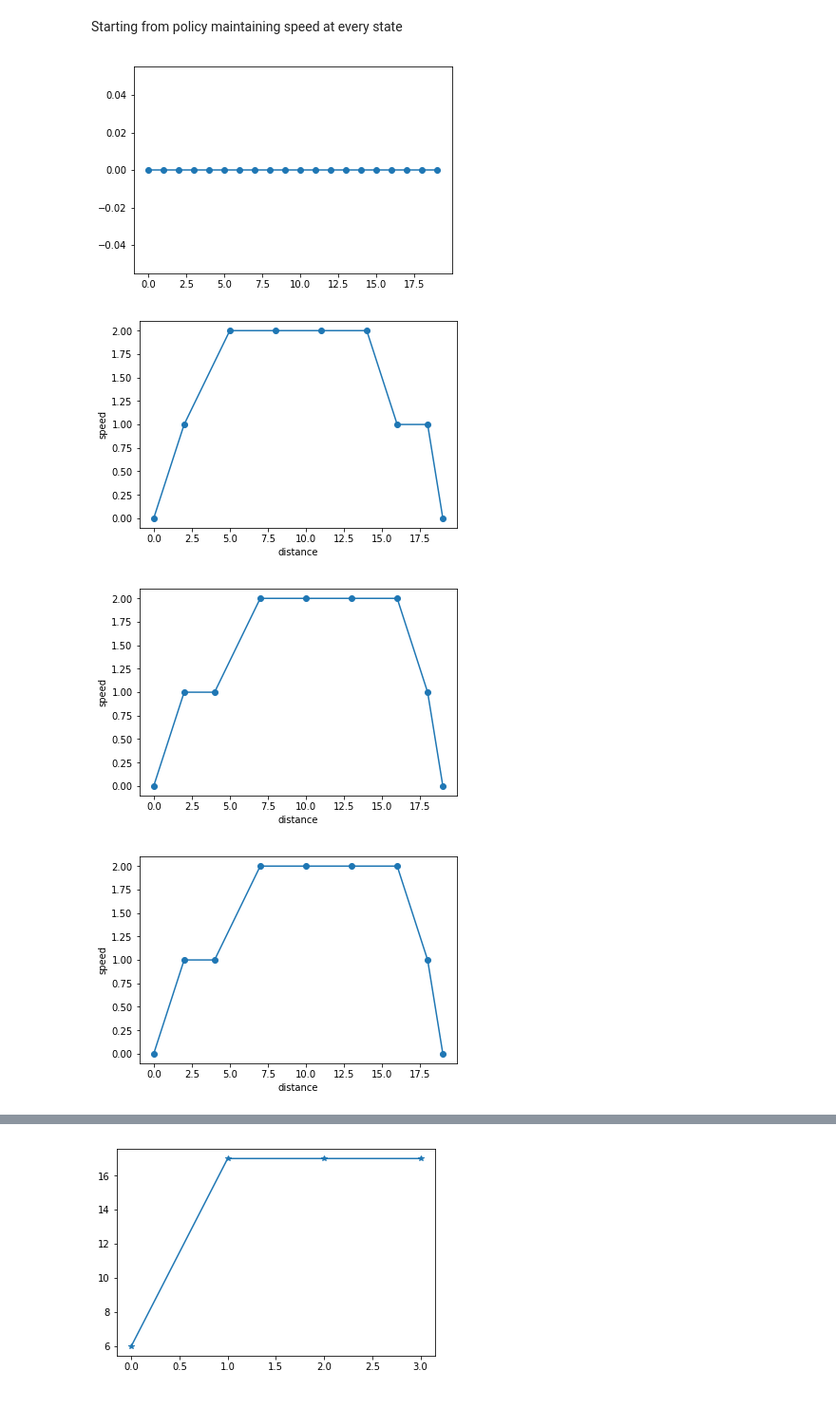
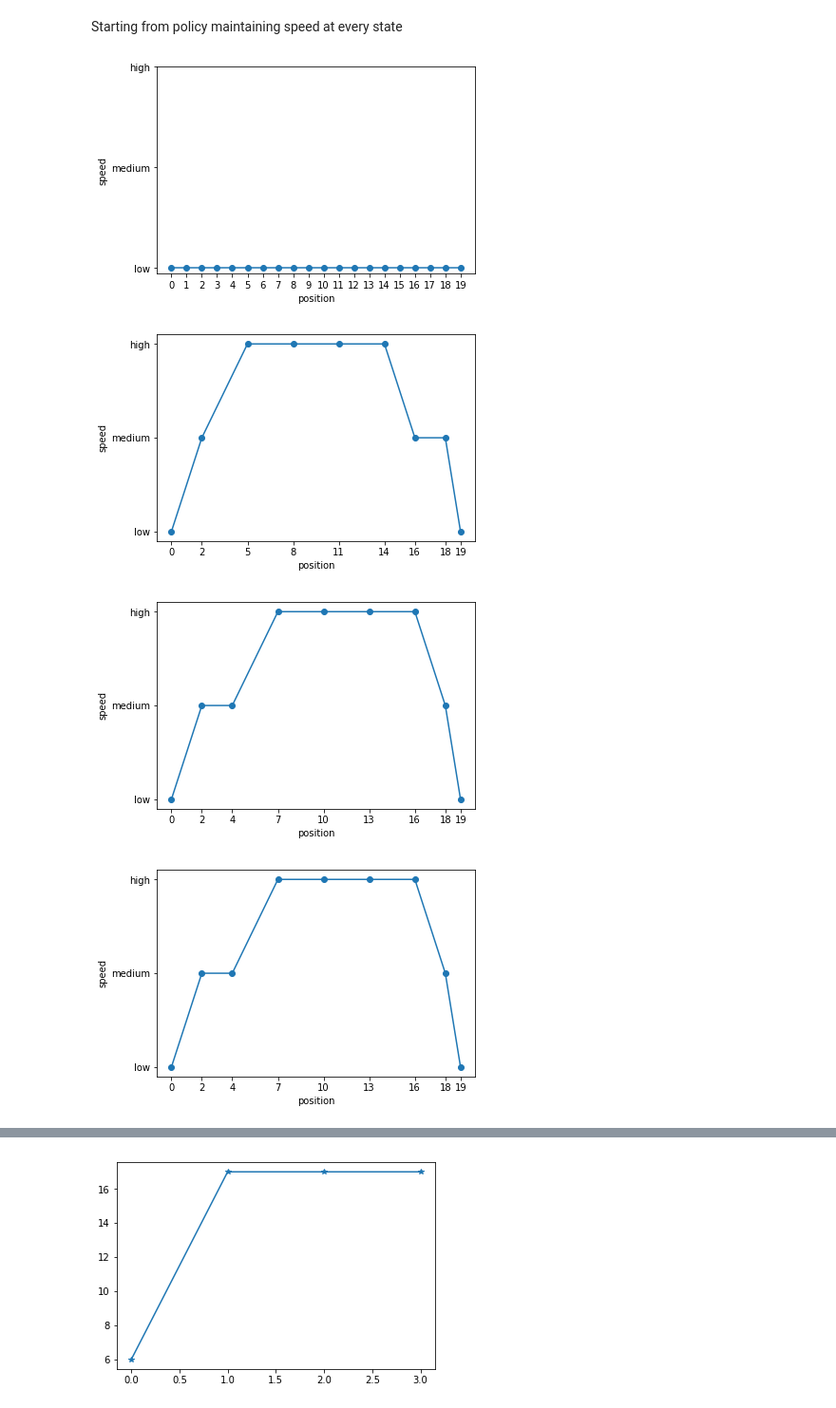
Before and after one commit to jonasracine/RL_sandbox, a Jupyter notebook: street_racer.ipynb, the cells around one changed output, grey strips where cells are left out. Shown at 95% size. Cells and saved outputs as stored; diff of their text form; code cells hidden in the pictures.

```diff
--- a/street_racer.ipynb
+++ b/street_racer.ipynb
@@ -379,6 +375,12 @@ def print_trajectory(traj,save,index_add,ind):
             new_y.append(2)
 
     plt.plot(new_x,new_y,marker='o')
+    plt.yticks([0,1,2],['low','medium','high'])
+    results = list(map(int, new_x))
+    plt.xticks(new_x,results)
+    plt.yticks([0,1,2],['low','medium','high'])
+    plt.xlabel('position')
+    plt.ylabel('speed')
     plt.show()
 
     if save and index_add :
@@ -386,6 +388,9 @@ def print_trajectory(traj,save,index_add,ind):
         ax.plot(new_x,new_y,marker='o')
         plt.xlabel("distance")
         plt.ylabel("speed")
+        plt.yticks([0,1,2],['low','medium','high'])
+        results = list(map(int, new_x))
+        plt.xticks(new_x,results)
         plt.title("trajectory at iteration "+ind)
         fig.savefig('latex/img/trajectory'+str(ind)+'.jpg', dpi = 500)   # save the figure to file
         fig.savefig('latex/img/trajectory'+str(ind)+'.jpg',dpi = 500)
@@ -397,6 +402,9 @@ def print_trajectory(traj,save,index_add,ind):
         plt.xlabel("distance")
         plt.ylabel("speed")
         plt.title("trajectory")
+        plt.yticks([0,1,2],['low','medium','high'])
+        results = list(map(int, new_x))
+        plt.xticks(new_x,results)
         fig.savefig('img/trajectory.jpg', dpi = 500)   # save the figure to file
         fig.savefig('latex/img/trajectory.jpg', dpi = 500)
         plt.close(fig)
@@ -485,12 +488,10 @@ Starting from policy maintaining speed at every state
 # %%
 for index,trajectory in enumerate(trajectories_2) :
     print_trajectory(trajectory,False,False,str(index))
-    plt.xlabel("distance")
-    plt.ylabel("speed")
 
 print_trajectory(trajectories[len(trajectories)-1],True,False,1)
 # %% [output]
-[figure, old version]
+[figure, new version]
-[figure, old version]
+[figure, new version]
-[figure, old version]
+[figure, new version]
-[figure, old version]
+[figure, new version]
```
Also changed, not shown: parts of 12 cells of this notebook, 4 other files.
